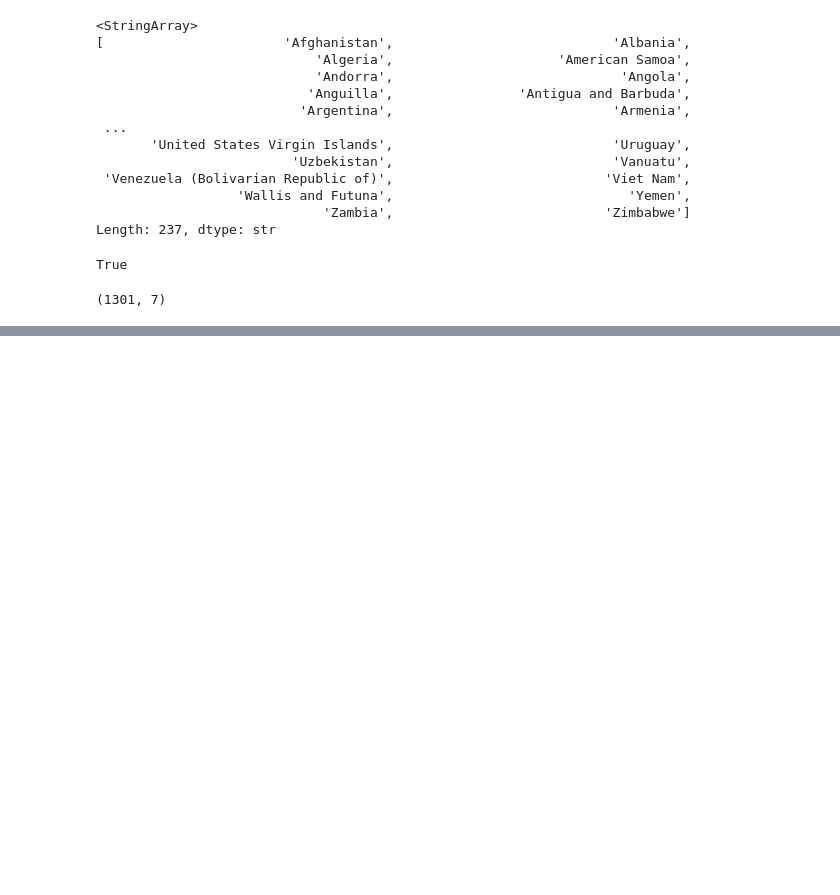
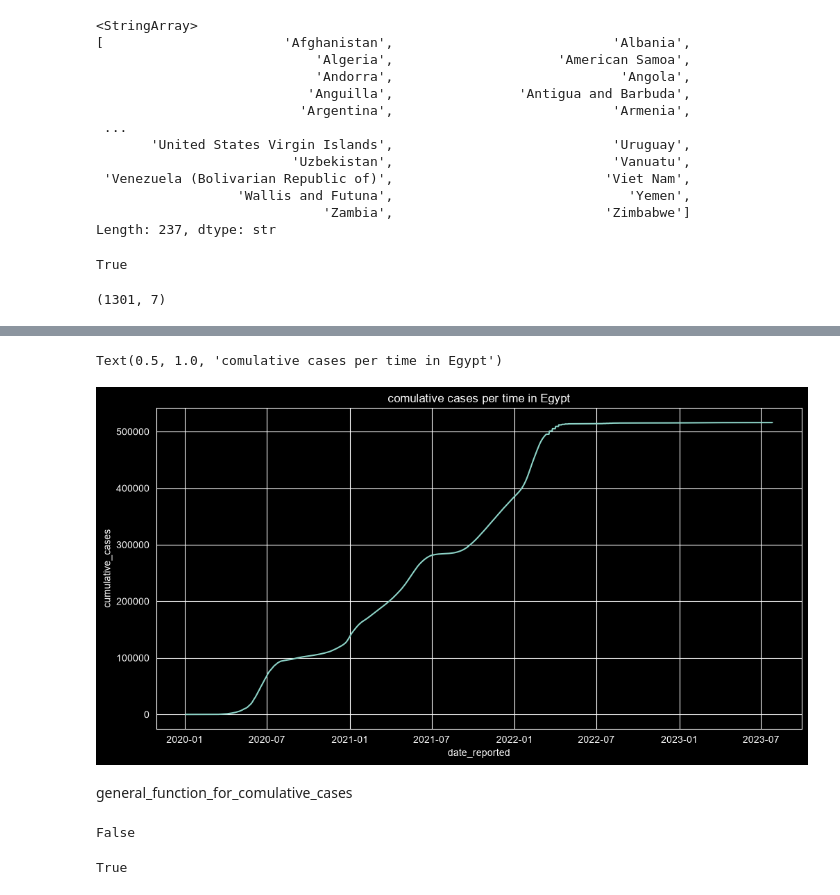
Before and after one commit to shea3booo/Covid-19-EDA, a Jupyter notebook: Covid_19.ipynb, the cells around one changed output, grey strips where cells are left out. Drawn from its saved outputs; the diff is of its cells as text; code cells hidden in the pictures; blank space fills up the shorter version.

```diff
--- a/Covid_19.ipynb
+++ b/Covid_19.ipynb
@@ -185,0 +193,9 @@ df['Egypt' == df.country].shape
+# %%
+plt.figure(figsize=(12,6))
+sns.lineplot(x='date_reported', y='cumulative_cases',data= df[df.country == 'Egypt'])
+plt.title('comulative cases per time in Egypt')
+# %% [output]
+Text(0.5, 1.0, 'comulative cases per time in Egypt')
+[figure, added]
+# %% [markdown]
+general_function_for_comulative_cases
@@ -185,0 +207,8 @@ df['Egypt' == df.country].shape
+# %%
+'china' in df.country.unique()
+# %% [output]
+False
+# %%
+'Algeria' in df.country.unique()
+# %% [output]
+True
```
Also changed, not shown: parts of 8 cells of this notebook.
